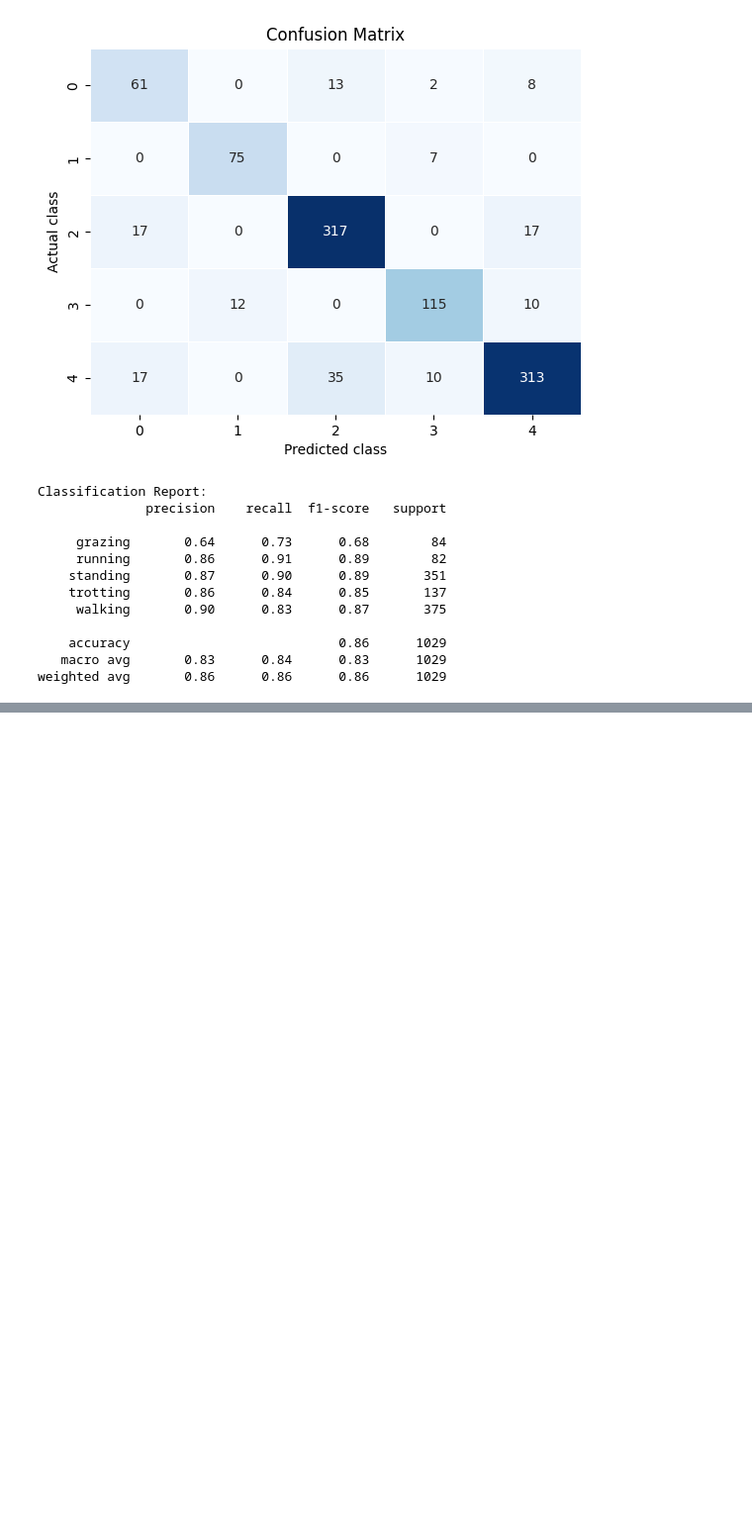
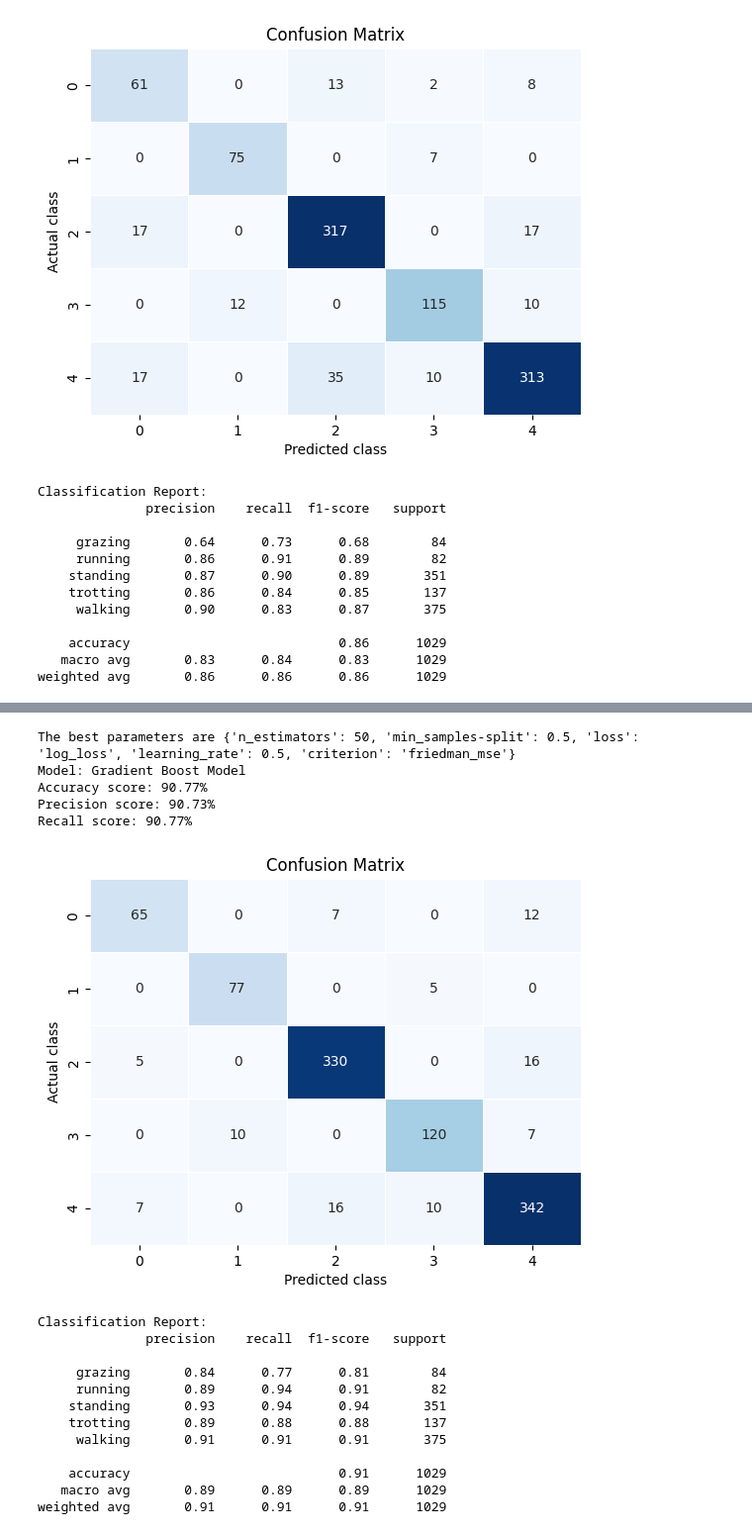
Before and after one commit to SharathRajMohan/AnimalCollarAI, a Jupyter notebook: AnimalAIDataProcessing.ipynb, the cells around one changed output, grey strips where cells are left out. Shown at 99% size. Drawn from its saved outputs; the diff is of its cells as text; code cells hidden in the pictures; blank space fills up the shorter version.

```diff
--- a/AnimalAIDataProcessing.ipynb
+++ b/AnimalAIDataProcessing.ipynb
@@ -479,0 +548,29 @@ weighted avg       0.86      0.86      0.86      1029
+# %%
+pipe_params = {
+    "loss":['log_loss', 'exponential'],
+    "n_estimators": [50,100,150, 160, 140, 200, 155,180],
+    "learning_rate":[0.5,1,1.5,2.0,0.0],
+    "criterion":["friedman_mse","squared_error"],
+    "min_samples-split":[0,0.2,0.5,0.8,1]
+}
+
+run_classifier(GradientBoost_model, pipe_params, 'Gradient Boost Model')
+# %% [output]
+The best parameters are {'n_estimators': 50, 'min_samples-split': 0.5, 'loss': 'log_loss', 'learning_rate': 0.5, 'criterion': 'friedman_mse'}
+Model: Gradient Boost Model
+Accuracy score: 90.77%
+Precision score: 90.73%
+Recall score: 90.77%
+[figure, added]
+Classification Report:
+              precision    recall  f1-score   support
+
+     grazing       0.84      0.77      0.81        84
+     running       0.89      0.94      0.91        82
+    standing       0.93      0.94      0.94       351
+    trotting       0.89      0.88      0.88       137
+     walking       0.91      0.91      0.91       375
+
+    accuracy                           0.91      1029
+   macro avg       0.89      0.89      0.89      1029
+weighted avg       0.91      0.91      0.91      1029
```
Also changed, not shown: parts of 10 cells of this notebook, 9 other files.
